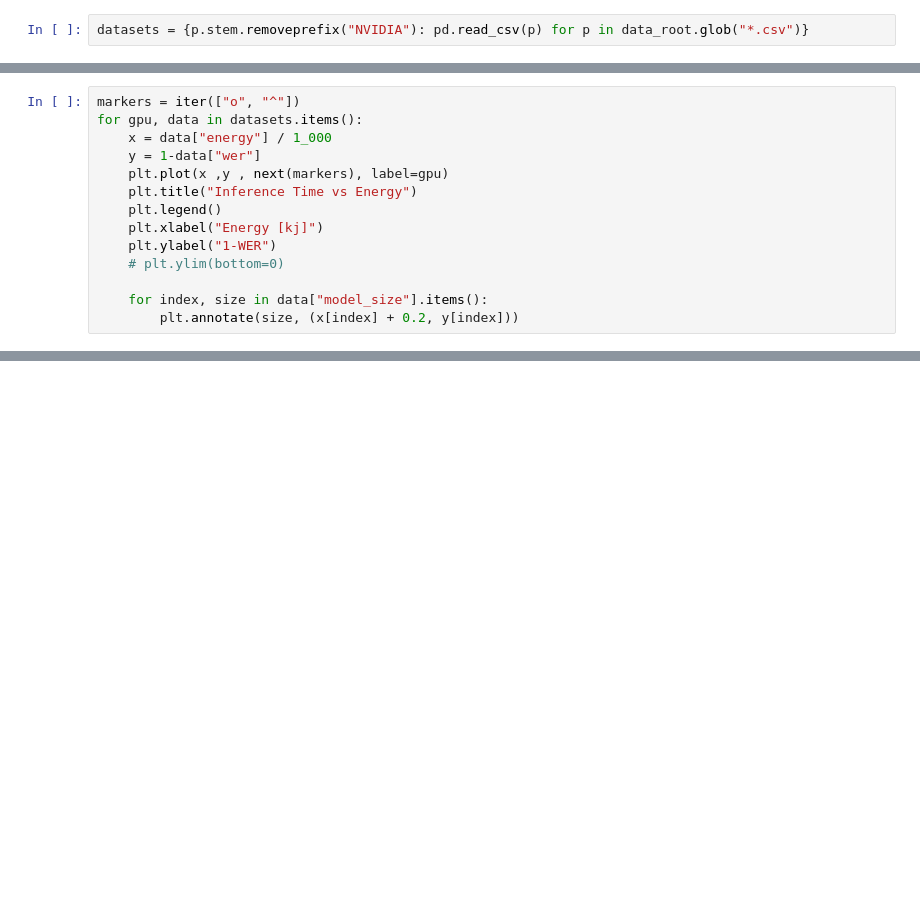
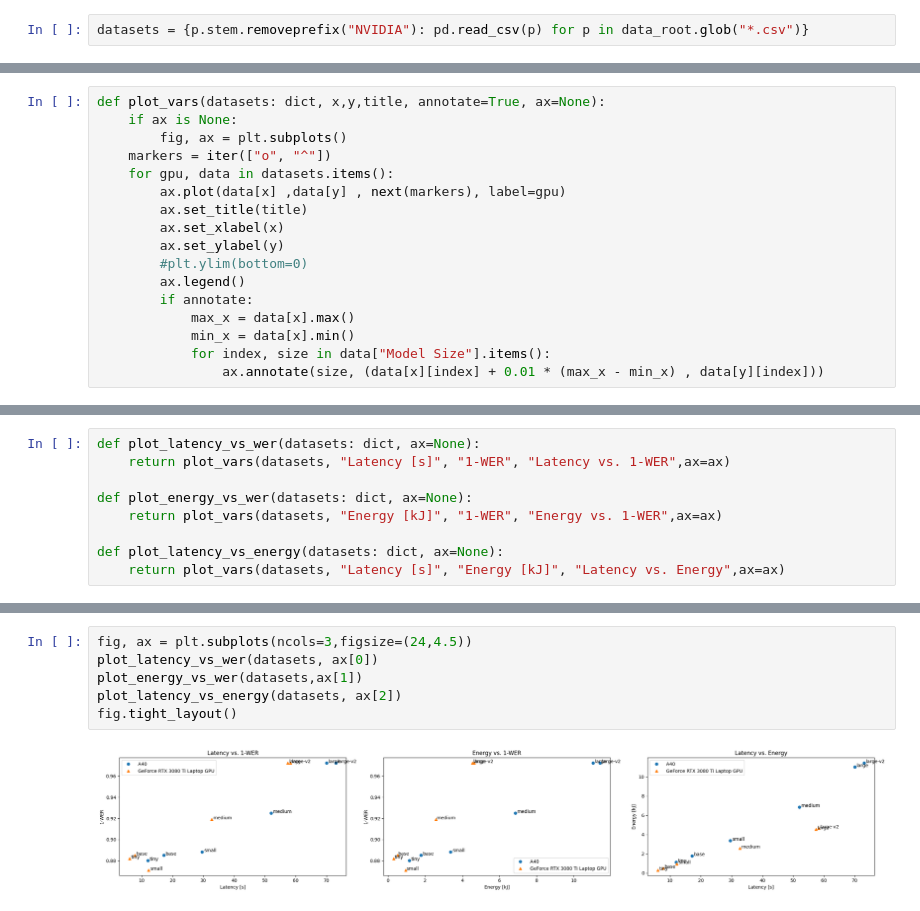
Before and after one commit to sirexeclp/pre-trained-models-workshop, a Jupyter notebook: benchmarks/benchmark_analysis.ipynb, the cells around one changed output, grey strips where cells are left out. Saved outputs shown, nothing was run; the diff lists cells and outputs as text; blank space fills up the shorter version.

Commit message:
nice plots refactoring

```diff
--- a/benchmarks/benchmark_analysis.ipynb
+++ b/benchmarks/benchmark_analysis.ipynb
@@ -26,14 +21,17 @@ for gpu, data in datasets.items():
 # %%
-markers = iter(["o", "^"])
-for gpu, data in datasets.items():
-    x = data["energy"] / 1_000
-    y = 1-data["wer"]
-    plt.plot(x ,y , next(markers), label=gpu)
-    plt.title("Inference Time vs Energy")
-    plt.legend()
-    plt.xlabel("Energy [kj]")
-    plt.ylabel("1-WER")
-    # plt.ylim(bottom=0)
-
-    for index, size in data["model_size"].items():
-        plt.annotate(size, (x[index] + 0.2, y[index]))
+def plot_vars(datasets: dict, x,y,title, annotate=True, ax=None):
+    if ax is None:
+        fig, ax = plt.subplots()
+    markers = iter(["o", "^"])
+    for gpu, data in datasets.items():
+        ax.plot(data[x] ,data[y] , next(markers), label=gpu)
+        ax.set_title(title)
+        ax.set_xlabel(x)
+        ax.set_ylabel(y)
+        #plt.ylim(bottom=0)
+        ax.legend()
+        if annotate:
+            max_x = data[x].max()
+            min_x = data[x].min()
+            for index, size in data["Model Size"].items():
+                ax.annotate(size, (data[x][index] + 0.01 * (max_x - min_x) , data[y][index]))
@@ -99,0 +38,9 @@ plt.legend()
+# %%
+def plot_latency_vs_wer(datasets: dict, ax=None):
+    return plot_vars(datasets, "Latency [s]", "1-WER", "Latency vs. 1-WER",ax=ax)
+
+def plot_energy_vs_wer(datasets: dict, ax=None):
+    return plot_vars(datasets, "Energy [kJ]", "1-WER", "Energy vs. 1-WER",ax=ax)
+
+def plot_latency_vs_energy(datasets: dict, ax=None):
+    return plot_vars(datasets, "Latency [s]", "Energy [kJ]", "Latency vs. Energy",ax=ax)
@@ -99,0 +59,8 @@ plt.legend()
+# %%
+fig, ax = plt.subplots(ncols=3,figsize=(24,4.5))
+plot_latency_vs_wer(datasets, ax[0])
+plot_energy_vs_wer(datasets,ax[1])
+plot_latency_vs_energy(datasets, ax[2])
+fig.tight_layout()
+# %% [output]
+[figure, added]
```
Also changed, not shown: parts of 9 cells of this notebook.
